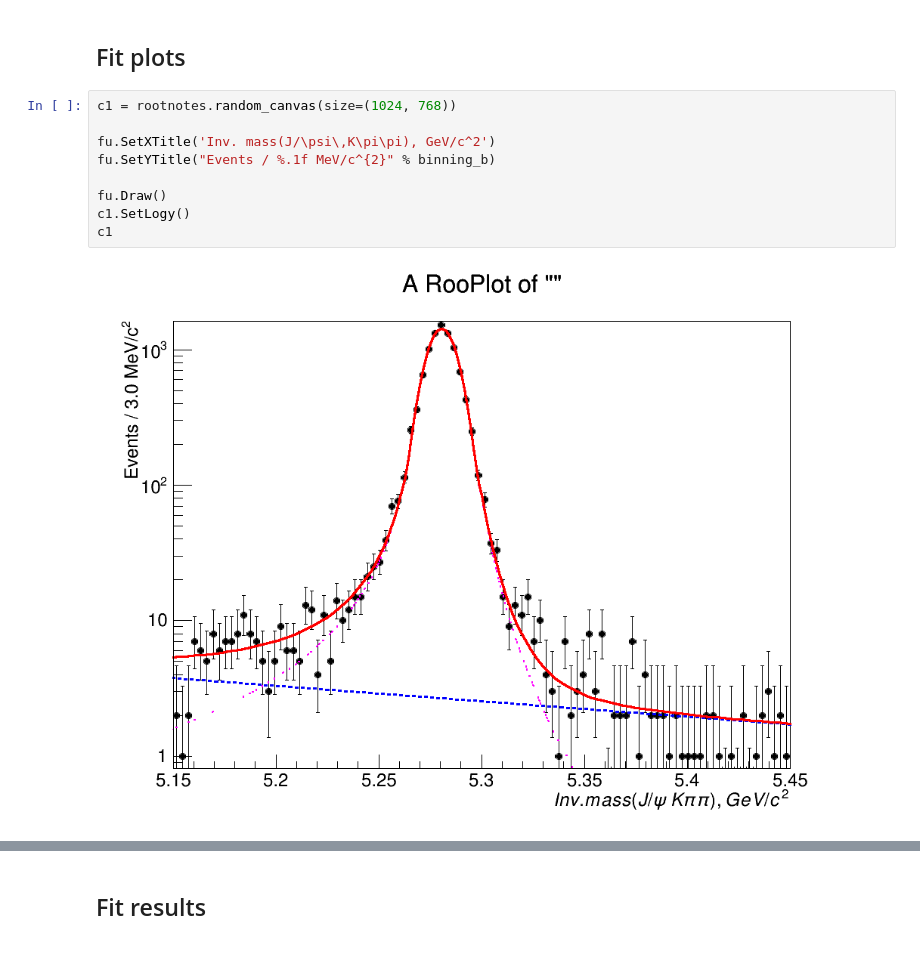
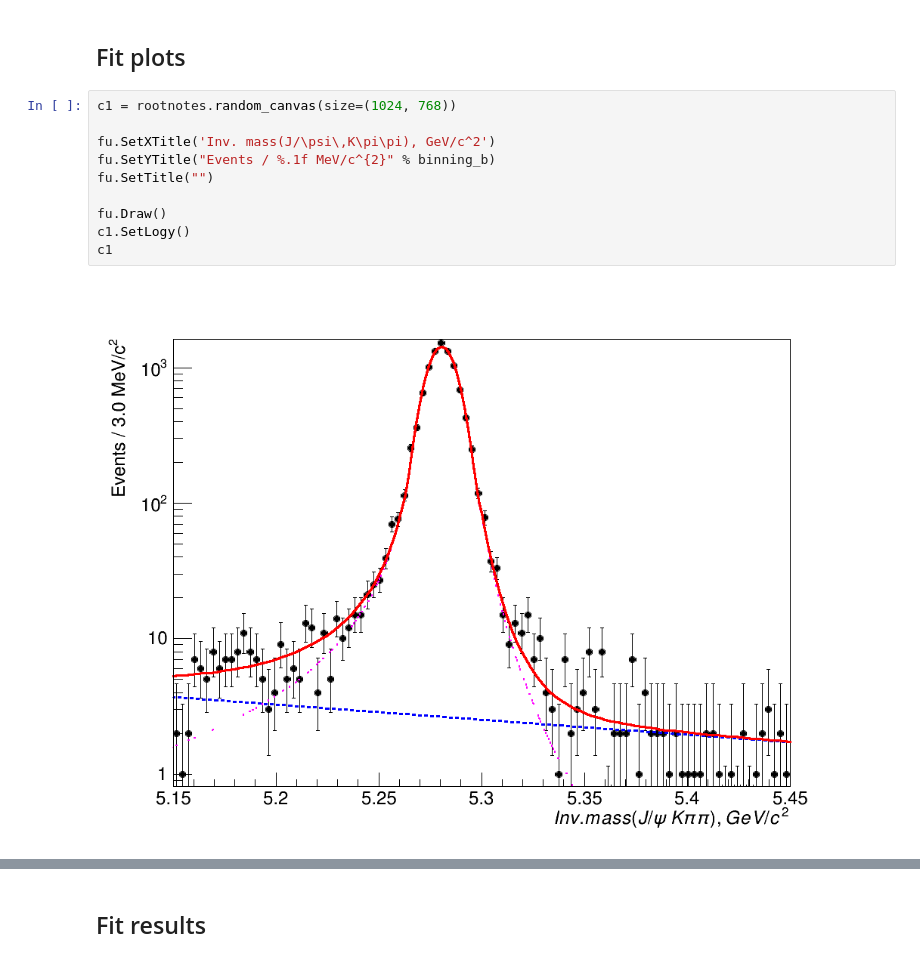
Before and after one commit to sashabaranov/Bu2JpsiKKpi, a Jupyter notebook: Kpipi/fit/fit1D_wide.ipynb, the cells around one changed output, grey strips where cells are left out. Drawn from its saved outputs; the diff is of its cells as text.

```diff
--- a/Kpipi/fit/fit1D_wide.ipynb
+++ b/Kpipi/fit/fit1D_wide.ipynb
@@ -107,14 +105,15 @@ Fit plots
 # %%
 c1 = rootnotes.random_canvas(size=(1024, 768))
 
 fu.SetXTitle('Inv. mass(J/\psi\,K\pi\pi), GeV/c^2')
 fu.SetYTitle("Events / %.1f MeV/c^{2}" % binning_b)
+fu.SetTitle("")
 
 fu.Draw()
 c1.SetLogy()
 c1
 # %% [output]
-[figure, old version]
+[figure, new version]
 # %%
 c1 = rootnotes.random_canvas(size=(1024, 768))
 
```
Also changed, not shown: parts of 8 cells of this notebook, 2 other files.
